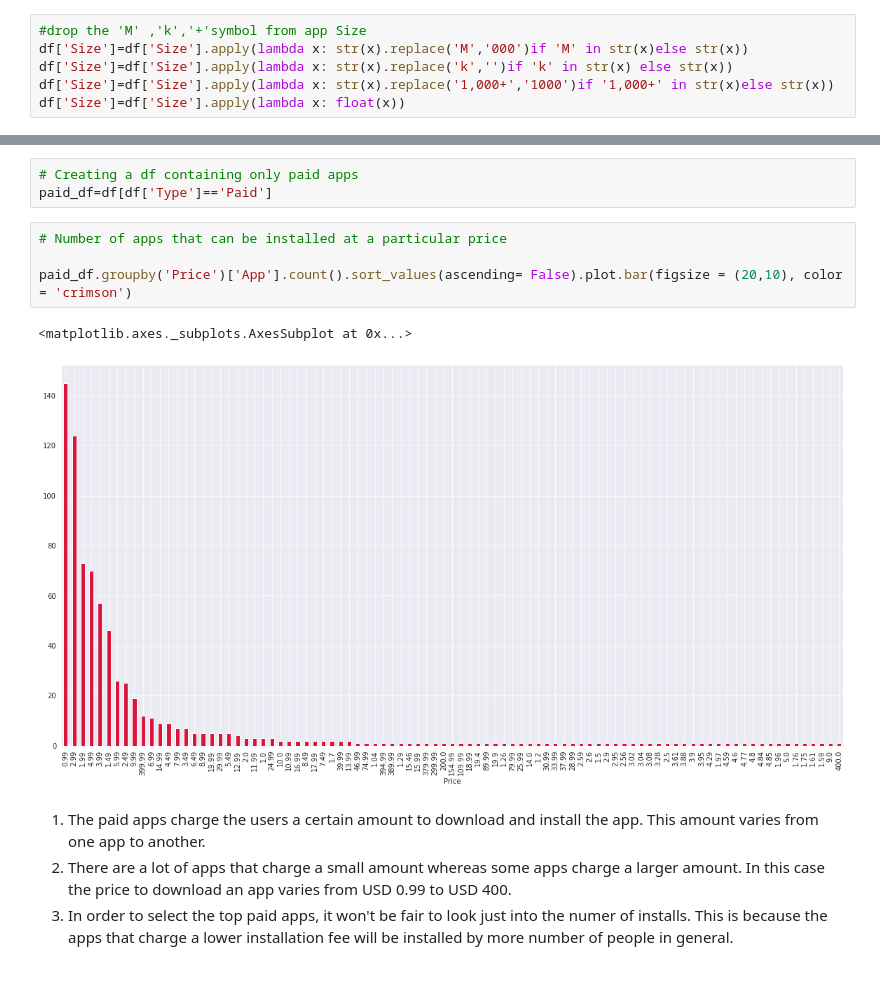
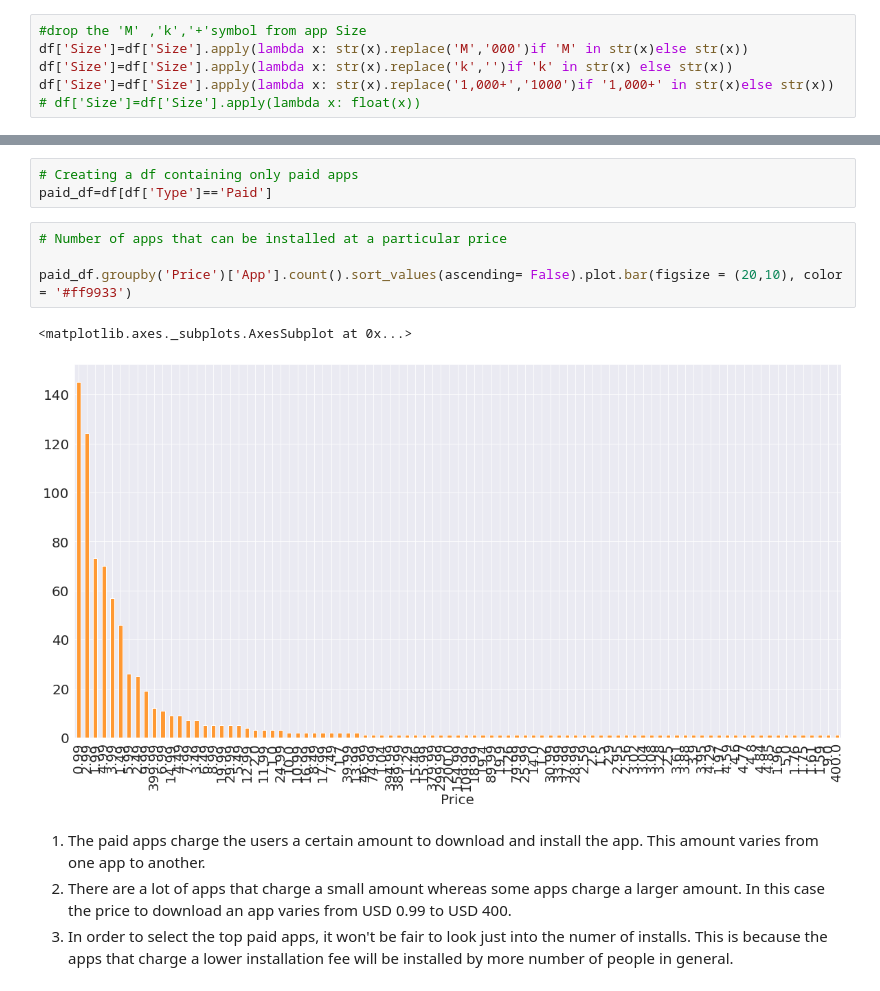
Before and after one commit to Rushabhbhagat08/Play-Store-Apps-Reviews-Analysis-, a Jupyter notebook: Capstone_Project_Play_Store_App_Review_Analysis_Capstone_Project_RB.ipynb, the cells around one changed output, grey strips where cells are left out. Saved outputs shown, nothing was run; the diff lists cells and outputs as text.

Commit message:
I have changes some graph colours

```diff
--- a/Capstone_Project_Play_Store_App_Review_Analysis_Capstone_Project_RB.ipynb
+++ b/Capstone_Project_Play_Store_App_Review_Analysis_Capstone_Project_RB.ipynb
@@ -503,7 +503,7 @@ We can see that the values in the Size column contains data with different units
 df['Size']=df['Size'].apply(lambda x: str(x).replace('M','000')if 'M' in str(x)else str(x))
 df['Size']=df['Size'].apply(lambda x: str(x).replace('k','')if 'k' in str(x) else str(x))
 df['Size']=df['Size'].apply(lambda x: str(x).replace('1,000+','1000')if '1,000+' in str(x)else str(x))
-df['Size']=df['Size'].apply(lambda x: float(x))
+# df['Size']=df['Size'].apply(lambda x: float(x))
 # %% [markdown]
 ### **`6). Converting the datatype of values in the `Reviews` column from string to int.`**
 # %%
@@ -884,10 +884,10 @@ paid_df=df[df['Type']=='Paid']
 # %%
 # Number of apps that can be installed at a particular price
 
-paid_df.groupby('Price')['App'].count().sort_values(ascending= False).plot.bar(figsize = (20,10), color = 'crimson')
+paid_df.groupby('Price')['App'].count().sort_values(ascending= False).plot.bar(figsize = (20,10), color = '#ff9933')
 # %% [output]
 <matplotlib.axes._subplots.AxesSubplot at 0x...>
-[figure, old version]
+[figure, new version]
 # %% [markdown]
 1. The paid apps charge the users a certain amount to download and install the app. This amount varies from one app to another.
 2. There are a lot of apps that charge a small amount whereas some apps charge a larger amount. In this case the price to download an app varies from USD 0.99 to USD 400.
```
Also changed, not shown: parts of 2 cells of this notebook.
